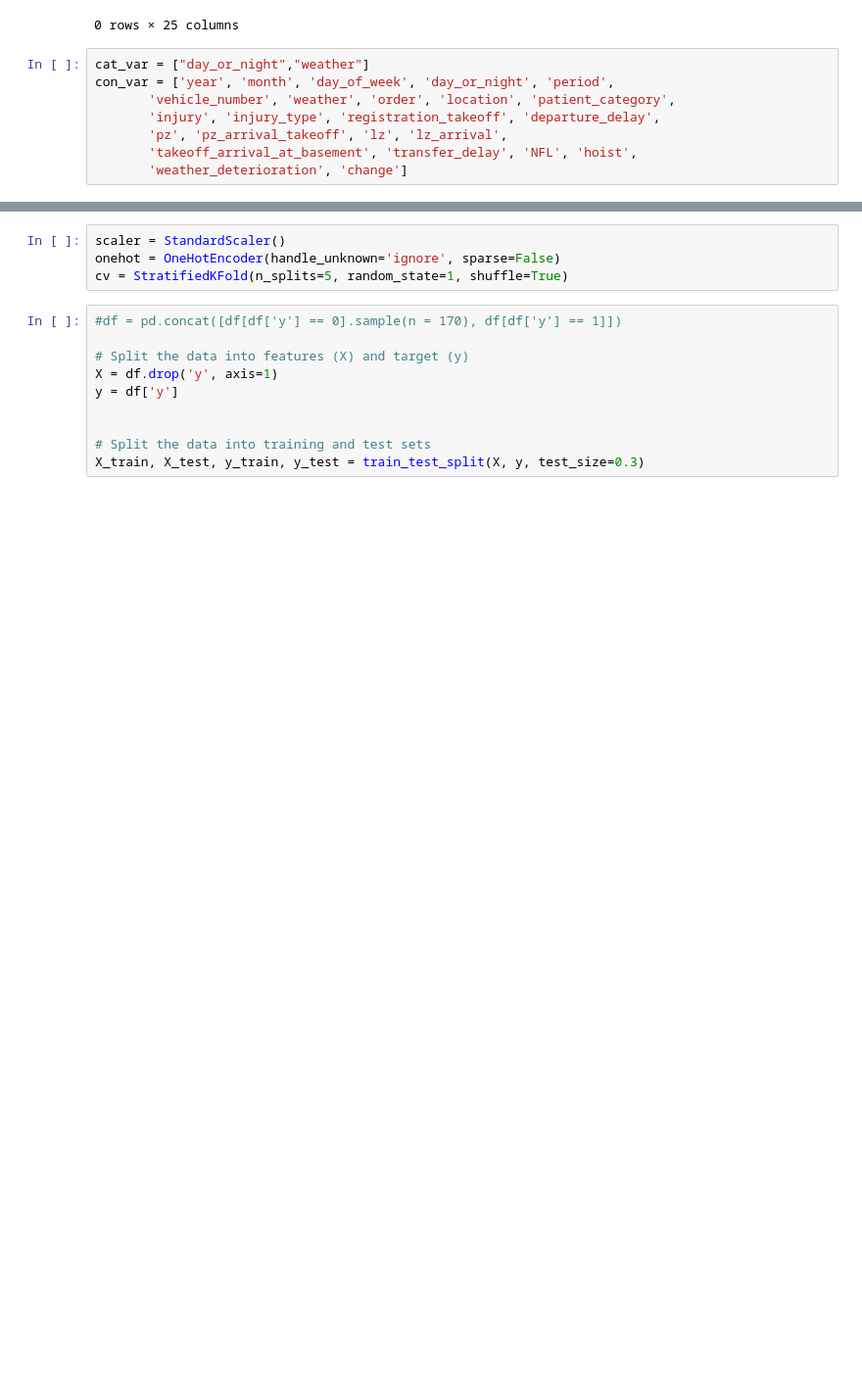
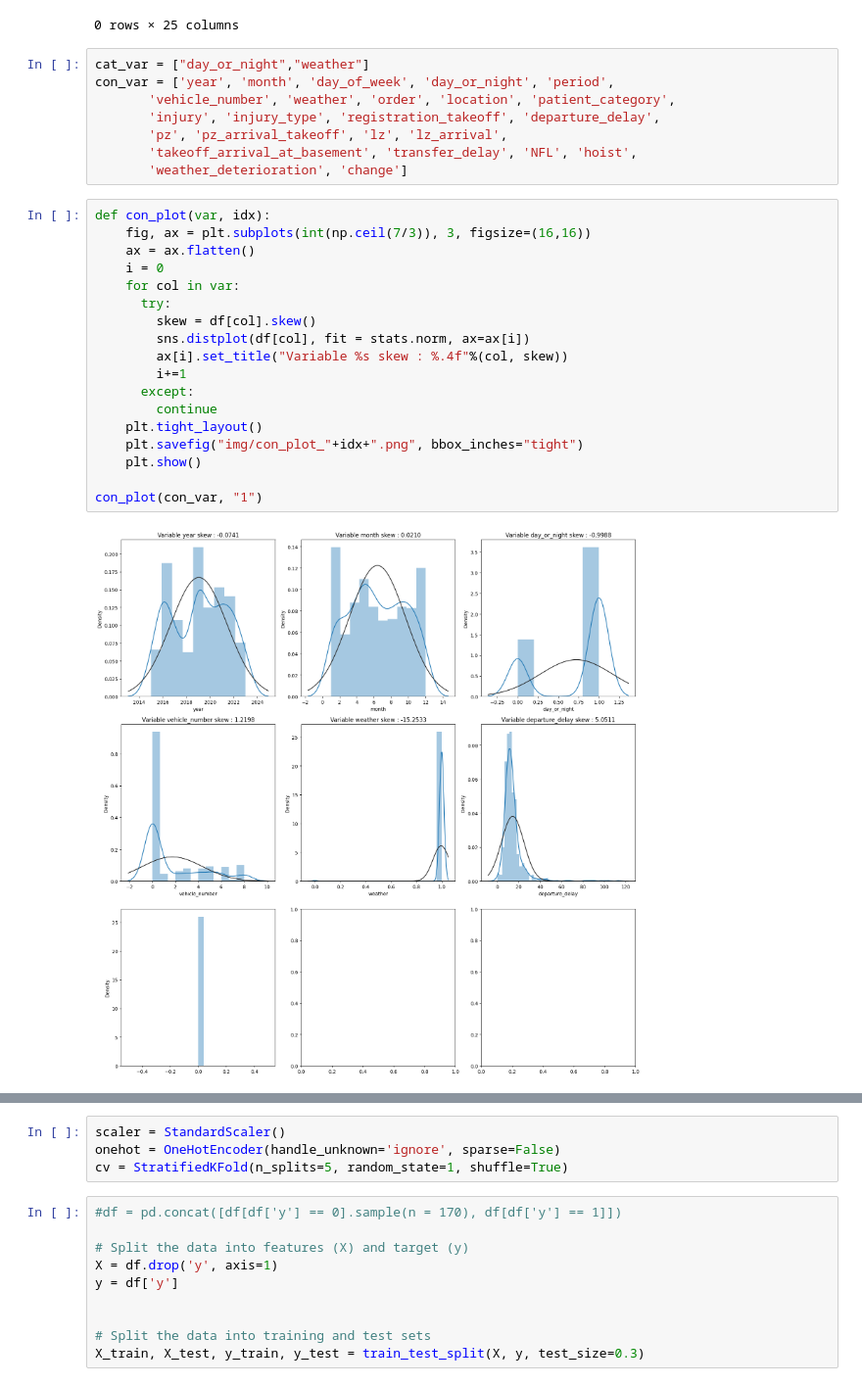
Before and after one commit to kamo1010/injury-big-data, a Jupyter notebook: Untitled3.ipynb, the cells around one changed output, grey strips where cells are left out. Shown at 98% size. Saved outputs shown, nothing was run; the diff lists cells and outputs as text; blank space fills up the shorter version.

```diff
--- a/Untitled3.ipynb
+++ b/Untitled3.ipynb
@@ -276,3 +298,23 @@ con_var = ['year', 'month', 'day_of_week', 'day_or_night', 'period',
        'pz', 'pz_arrival_takeoff', 'lz', 'lz_arrival',
        'takeoff_arrival_at_basement', 'transfer_delay', 'NFL', 'hoist',
        'weather_deterioration', 'change']
+# %%
+def con_plot(var, idx):
+    fig, ax = plt.subplots(int(np.ceil(7/3)), 3, figsize=(16,16))
+    ax = ax.flatten()
+    i = 0
+    for col in var:
+      try:
+        skew = df[col].skew()
+        sns.distplot(df[col], fit = stats.norm, ax=ax[i])
+        ax[i].set_title("Variable %s skew : %.4f"%(col, skew))
+        i+=1
+      except:
+        continue
+    plt.tight_layout()
+    plt.savefig("img/con_plot_"+idx+".png", bbox_inches="tight")
+    plt.show()
+
+con_plot(con_var, "1")
+# %% [output]
+[figure, added]
```
Also changed, not shown: parts of 17 cells of this notebook.
